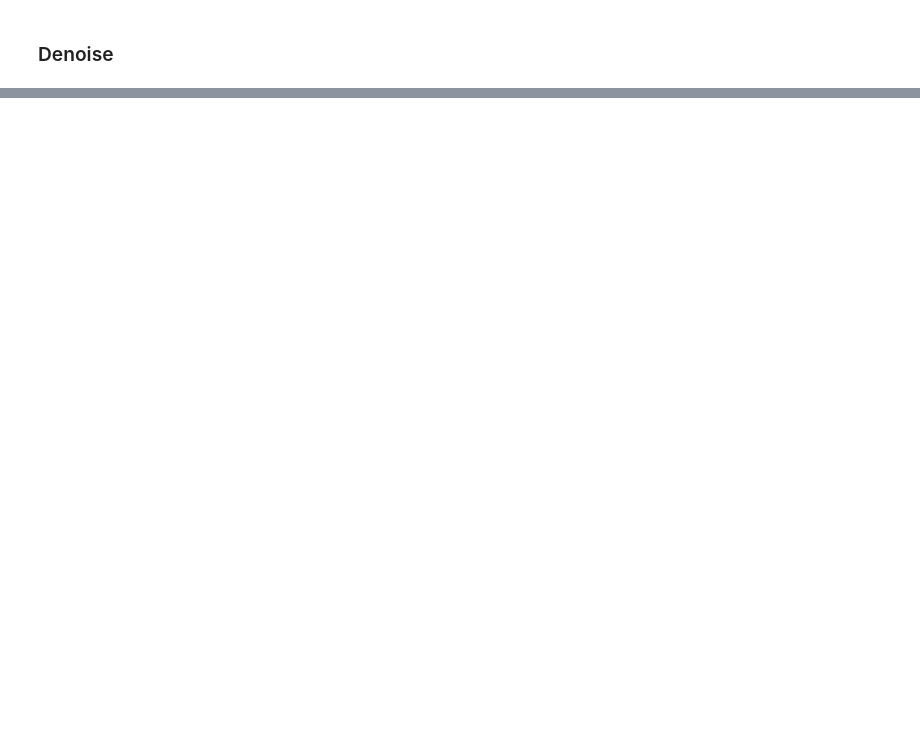
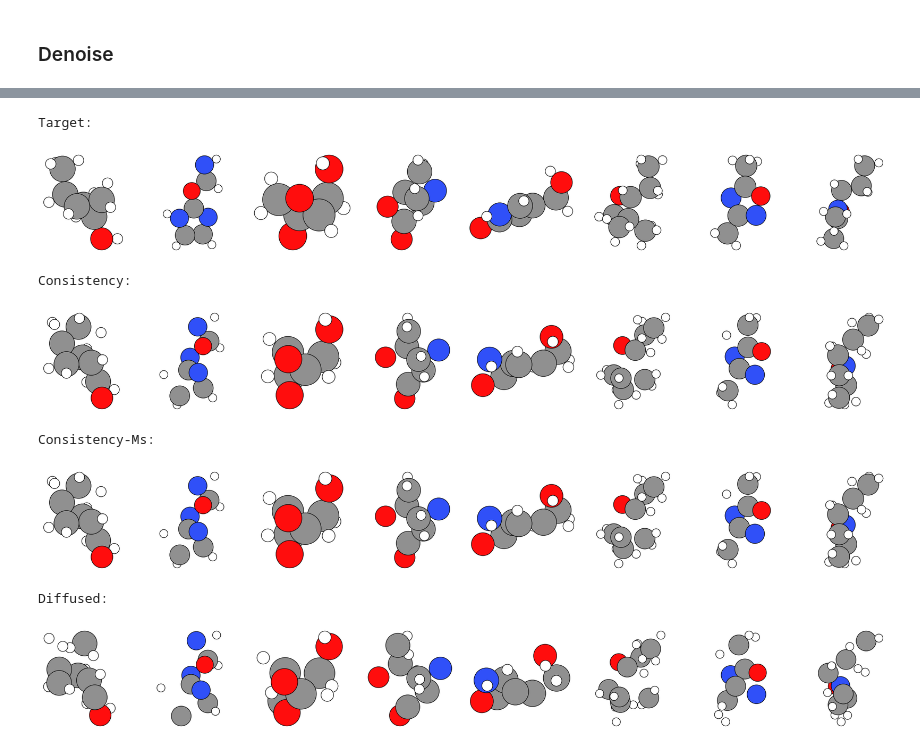
Before and after one commit to rush42/MoreRed, a Jupyter notebook: notebooks/consistency.ipynb, the cells around one changed output, grey strips where cells are left out. Drawn from its saved outputs; the diff is of its cells as text; code cells hidden in the pictures; blank space fills up the shorter version.

```diff
--- a/notebooks/consistency.ipynb
+++ b/notebooks/consistency.ipynb
@@ -77,8 +77,8 @@ mean_predictor = torch.load(os.path.join(models_path, "consistency_good.pt"), ma
 # Define sampler
 # %%
 # define the noise schedule
-noise_schedule = CosineSchedule(T=64, s=1e-5, v=2.5, dtype=torch.float64)
-# noise_schedule = PolynomialSchedule(T=16, s=1e-5, dtype=torch.float64, variance_type="lower_bound")
+# noise_schedule = CosineSchedule(T=32, s=1e-5, v=2.5, dtype=torch.float64)
+noise_schedule = PolynomialSchedule(T=64, s=1e-5, dtype=torch.float64, variance_type="lower_bound")
 
 # define the forward diffusion process
 diff_proc = VPGaussianDDPM(noise_schedule, noise_key="eps", invariant=True, dtype=torch.float64)
@@ -170,7 +170,7 @@ plot_batch_molecules(target)
 ### Diffuse the batch
 # %%
 # define the time step
-t = 40
+t = 20
 # %%
 batch = {key: val.clone() for key, val in target.items()}
 batch[properties.R], _ = diff_proc.diffuse(batch[properties.R], batch[properties.idx_m], t=torch.tensor(t))
@@ -185,4 +185,5 @@ plot_batch_molecules(batch)
 ### Denoise
 # %%
 # consistency don't need time steps but max_steps give the number of sample iteration
-relaxed_consistency, _, _ = consistency_sampler.sample(batch, t=t)
+relaxed_consistency, _, _ = consistency_sampler.denoise(batch, t=t, max_iters=1)
+relaxed_consistency_ms, _, _ = consistency_sampler.denoise(batch, t=t, max_iters=2)
@@ -196,5 +195,8 @@ print("Sanity Check: ", batch_rmsd(target[properties.R], target))
 tmp_batch.update(relaxed_consistency)
 print("RMSD per example Consistency Sampler: ", batch_rmsd(target[properties.R], tmp_batch))
 
+tmp_batch.update(relaxed_consistency_ms)
+print("RMSD per example Consistency-MS Sampler: ", batch_rmsd(target[properties.R], tmp_batch))
+
 tmp_batch.update(batch)
 print("RMSD per diffused example : ", batch_rmsd(target[properties.R], tmp_batch))
@@ -201,13 +212,26 @@ print("RMSD per diffused example : ", batch_rmsd(target[properties.R], tmp_batch
 # %%
 # plot the different examples
 tmp_batch = {key: val.clone() for key, val in batch.items()}
 
 print("Target:")
 plot_batch_molecules(target)
 
 print("Consistency:")
 tmp_batch.update(relaxed_consistency)
 plot_batch_molecules(tmp_batch)
 
+print("Consistency-Ms:")
+tmp_batch.update(relaxed_consistency)
+plot_batch_molecules(tmp_batch)
+
 print("Diffused:")
 plot_batch_molecules(batch)
+# %% [output]
+Target:
+[figure, added]
+Consistency:
+[figure, added]
+Consistency-Ms:
+[figure, added]
+Diffused:
+[figure, added]
```
Also changed, not shown: parts of 5 cells of this notebook.
